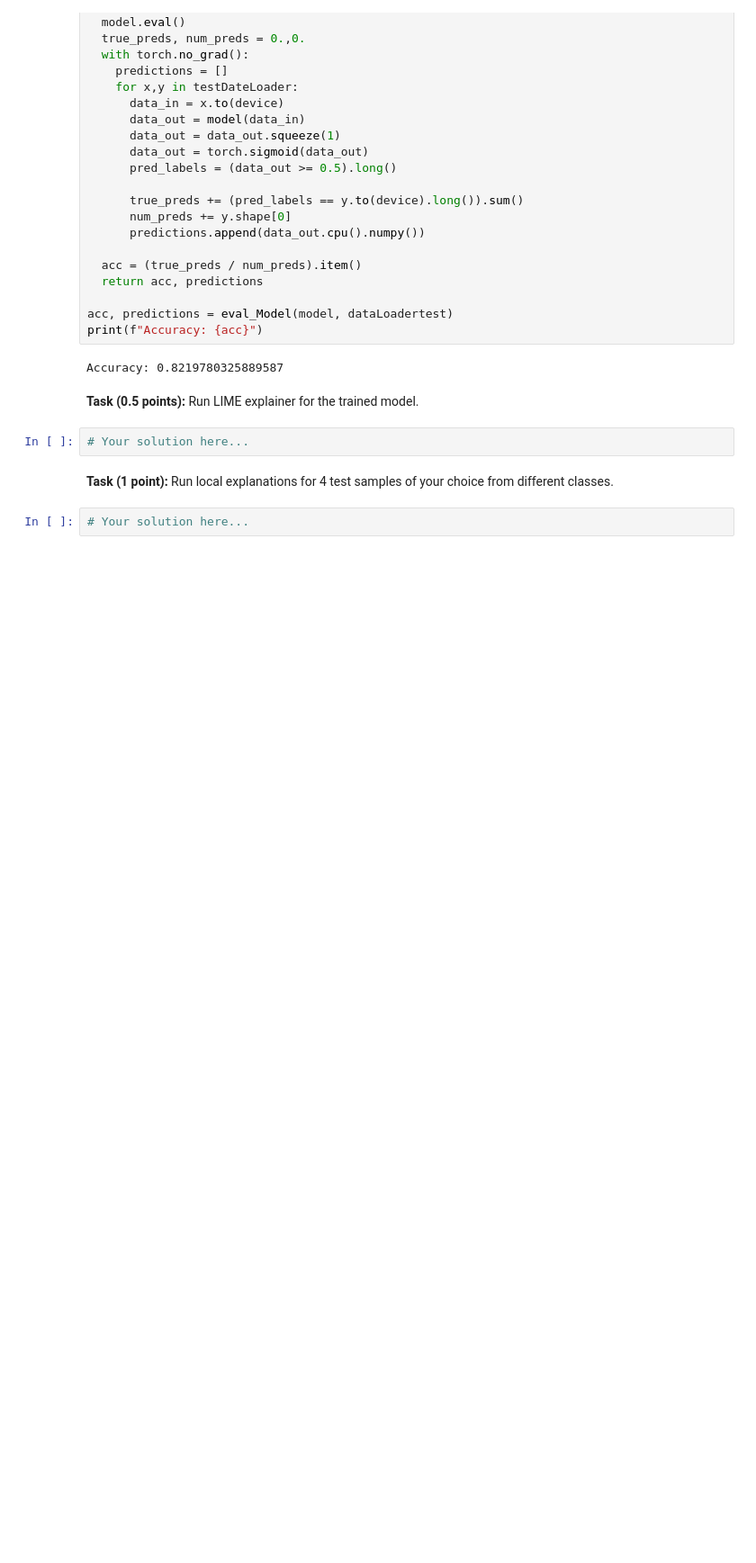
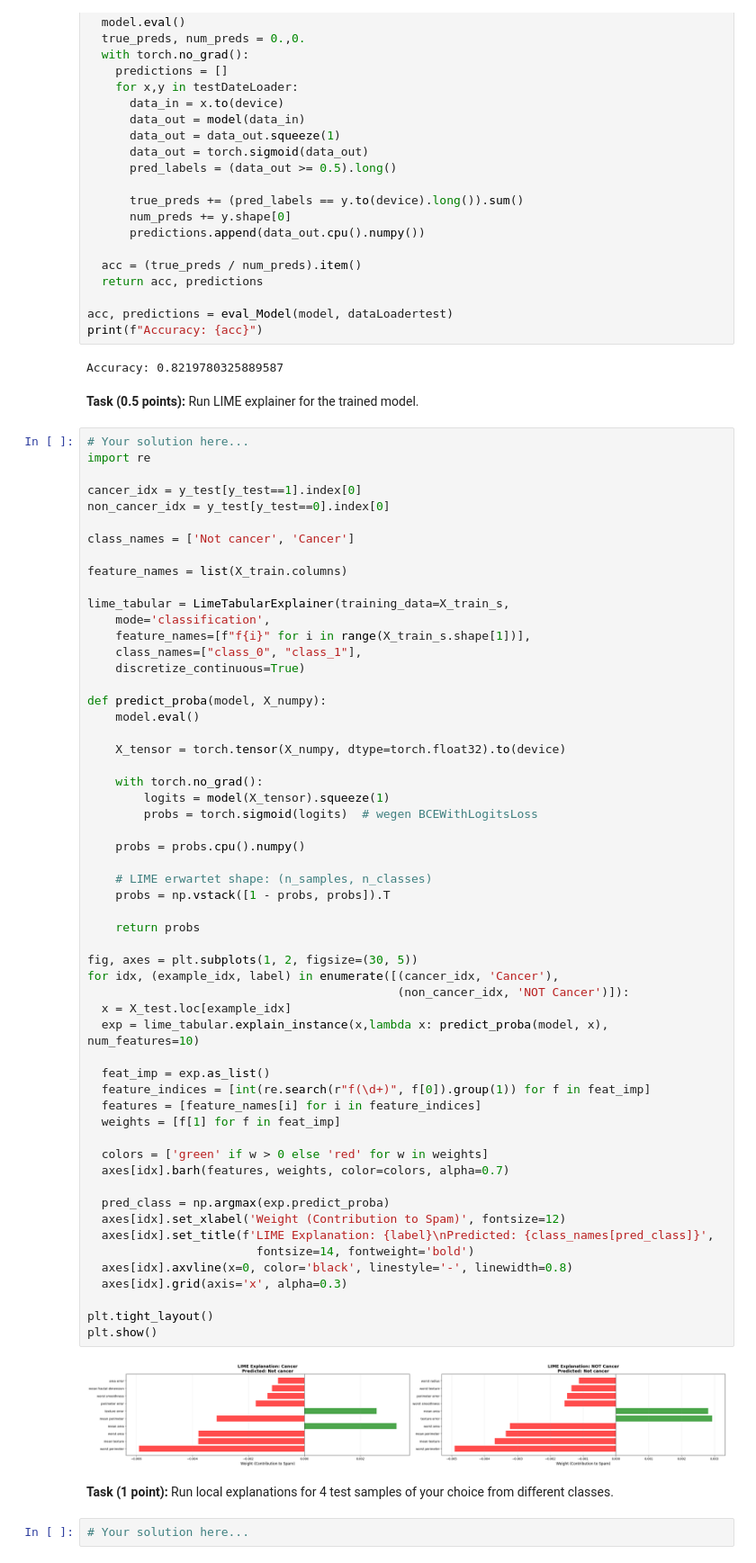
Before and after one commit to Benetron/testrepo, a Jupyter notebook: LIME_SHAP_Assignment.ipynb, the cells around one changed output. Shown at 90% size. Drawn from its saved outputs; the diff is of its cells as text; blank space fills up the shorter version.

```diff
--- a/LIME_SHAP_Assignment.ipynb
+++ b/LIME_SHAP_Assignment.ipynb
@@ -171,6 +171,62 @@ Accuracy: 0.8219780325889587
 **Task (0.5 points):** Run LIME explainer for the trained model.
 # %%
 # Your solution here...
+import re
+
+cancer_idx = y_test[y_test==1].index[0]
+non_cancer_idx = y_test[y_test==0].index[0]
+
+class_names = ['Not cancer', 'Cancer']
+
+feature_names = list(X_train.columns)
+
+lime_tabular = LimeTabularExplainer(training_data=X_train_s,
+    mode='classification',
+    feature_names=[f"f{i}" for i in range(X_train_s.shape[1])],
+    class_names=["class_0", "class_1"],
+    discretize_continuous=True)
+
+def predict_proba(model, X_numpy):
+    model.eval()
+
+    X_tensor = torch.tensor(X_numpy, dtype=torch.float32).to(device)
+
+    with torch.no_grad():
+        logits = model(X_tensor).squeeze(1)
+        probs = torch.sigmoid(logits)  # wegen BCEWithLogitsLoss
+
+    probs = probs.cpu().numpy()
+
+    # LIME erwartet shape: (n_samples, n_classes)
+    probs = np.vstack([1 - probs, probs]).T
+
+    return probs
+
+fig, axes = plt.subplots(1, 2, figsize=(30, 5))
+for idx, (example_idx, label) in enumerate([(cancer_idx, 'Cancer'),
+                                            (non_cancer_idx, 'NOT Cancer')]):
+  x = X_test.loc[example_idx]
+  exp = lime_tabular.explain_instance(x,lambda x: predict_proba(model, x), num_features=10)
+
+  feat_imp = exp.as_list()
+  feature_indices = [int(re.search(r"f(\d+)", f[0]).group(1)) for f in feat_imp]
+  features = [feature_names[i] for i in feature_indices]
+  weights = [f[1] for f in feat_imp]
+
+  colors = ['green' if w > 0 else 'red' for w in weights]
+  axes[idx].barh(features, weights, color=colors, alpha=0.7)
+
+  pred_class = np.argmax(exp.predict_proba)
+  axes[idx].set_xlabel('Weight (Contribution to Spam)', fontsize=12)
+  axes[idx].set_title(f'LIME Explanation: {label}\nPredicted: {class_names[pred_class]}',
+                        fontsize=14, fontweight='bold')
+  axes[idx].axvline(x=0, color='black', linestyle='-', linewidth=0.8)
+  axes[idx].grid(axis='x', alpha=0.3)
+
+plt.tight_layout()
+plt.show()
+# %% [output]
+[figure, added]
 # %% [markdown]
 **Task (1 point):** Run local explanations for 4 test samples of your choice from different classes.
 # %%
```
